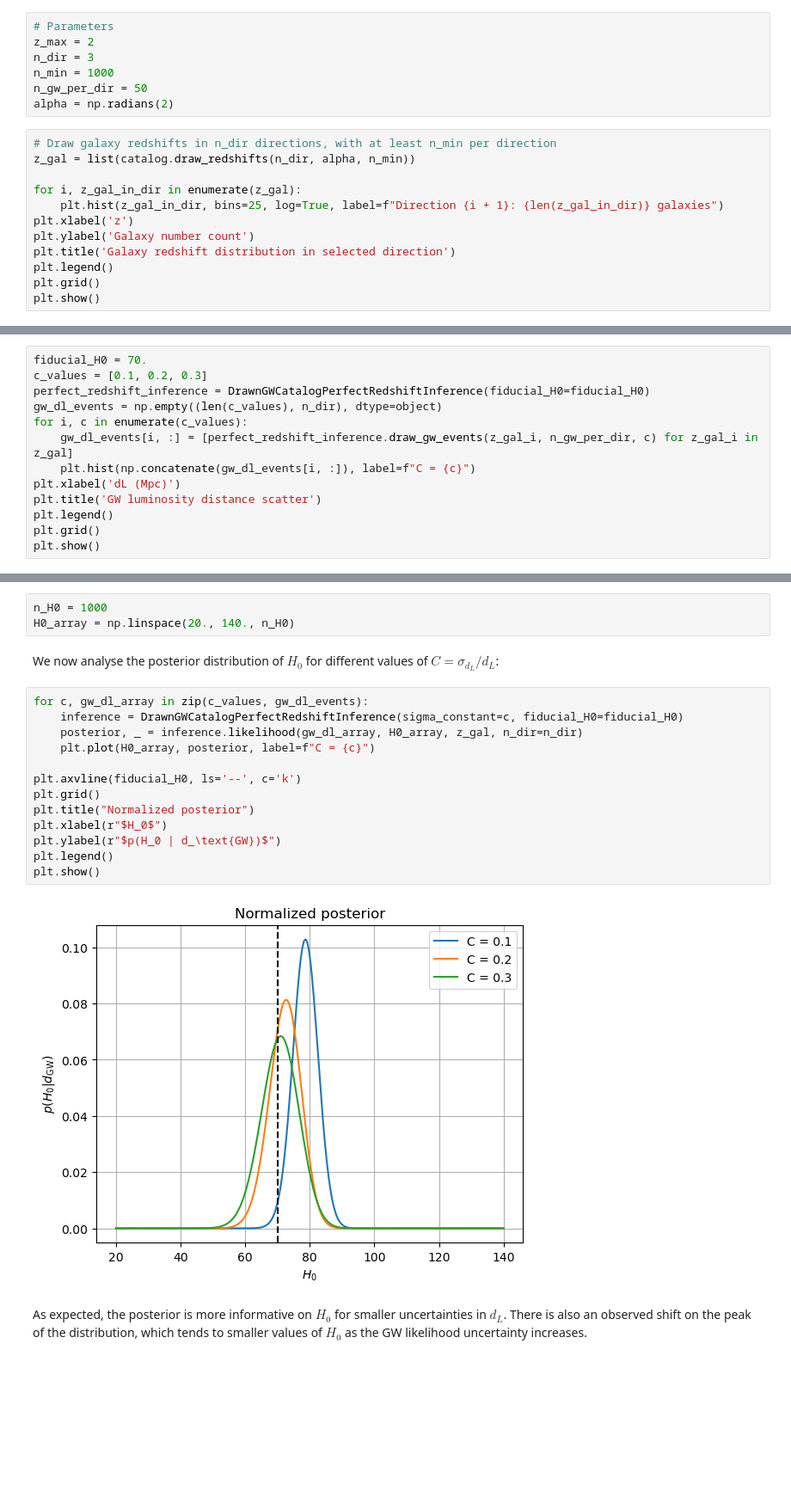
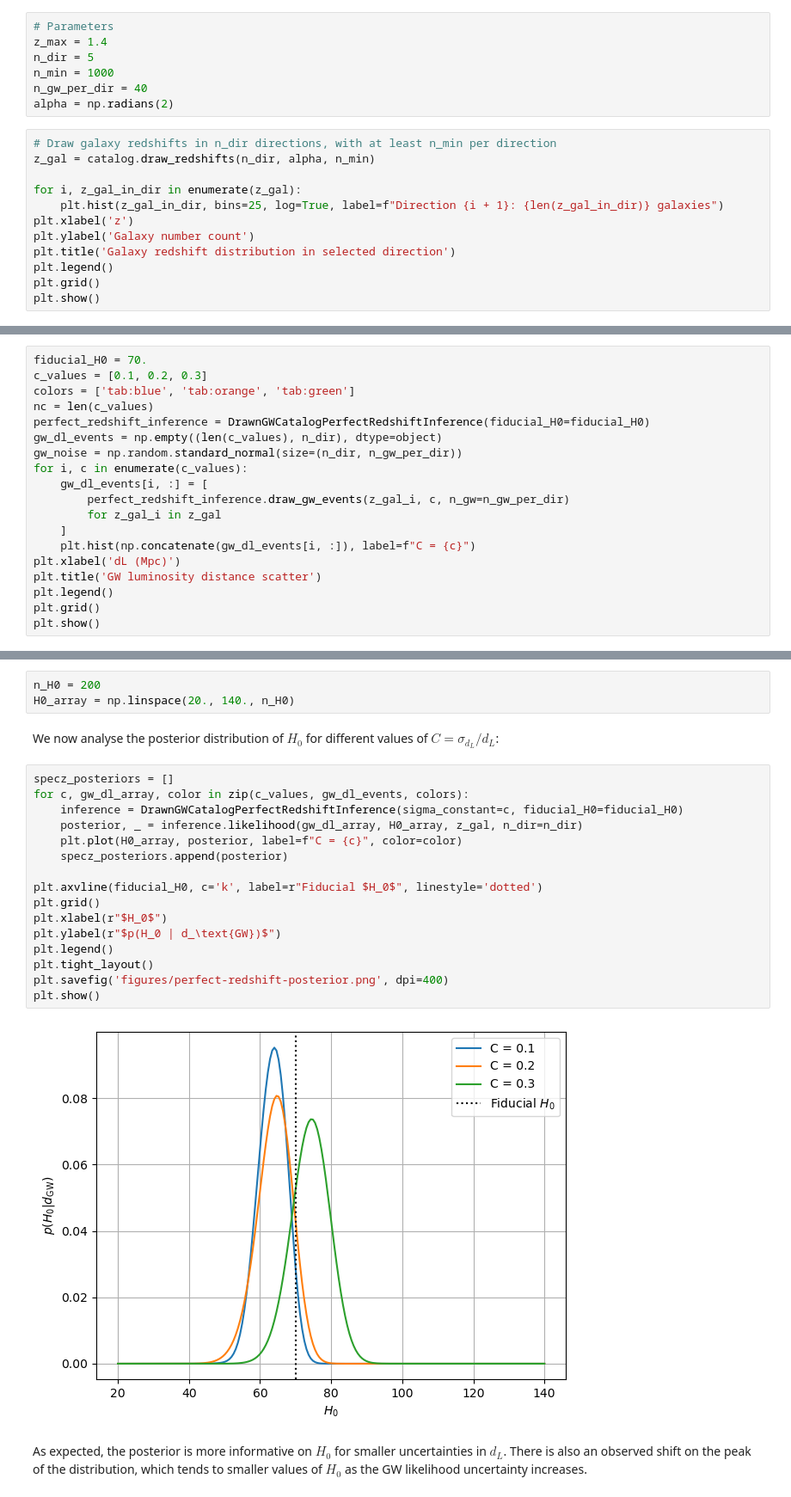
Before and after one commit to binado/standard-sirens, a Jupyter notebook: src/inferring_H0_with_standard_sirens.ipynb, the cells around one changed output, grey strips where cells are left out. Shown: that part at 86% size. Cells and saved outputs as stored; diff of their text form; blank space fills up the shorter version.

Commit message:
Update inference notebook

```diff
--- a/src/inferring_H0_with_standard_sirens.ipynb
+++ b/src/inferring_H0_with_standard_sirens.ipynb
@@ -25,14 +25,14 @@ catalog = GalaxyCatalog(filename)
 We draw a set of sky directions $\{(\theta_i, \varphi_i)\}$ and we consider circular patches with a fixed angular radius $\alpha$ for each of them, which we consider as the GW localisation area. We select all galaxies within each patch up to $z_\text{max}=1.4$, and we draw $N_{\text{GW}}$ events for each of them.
 # %%
 # Parameters
-z_max = 2
-n_dir = 3
+z_max = 1.4
+n_dir = 5
 n_min = 1000
-n_gw_per_dir = 50
+n_gw_per_dir = 40
 alpha = np.radians(2)
 # %%
 # Draw galaxy redshifts in n_dir directions, with at least n_min per direction
-z_gal = list(catalog.draw_redshifts(n_dir, alpha, n_min))
+z_gal = catalog.draw_redshifts(n_dir, alpha, n_min)
 
 for i, z_gal_in_dir in enumerate(z_gal):
     plt.hist(z_gal_in_dir, bins=25, log=True, label=f"Direction {i + 1}: {len(z_gal_in_dir)} galaxies")
@@ -49,10 +49,16 @@ The mergers' redshifts are drawn from the galaxy catalog and are then converted
 # %%
 fiducial_H0 = 70.
 c_values = [0.1, 0.2, 0.3]
+colors = ['tab:blue', 'tab:orange', 'tab:green']
+nc = len(c_values)
 perfect_redshift_inference = DrawnGWCatalogPerfectRedshiftInference(fiducial_H0=fiducial_H0)
 gw_dl_events = np.empty((len(c_values), n_dir), dtype=object)
+gw_noise = np.random.standard_normal(size=(n_dir, n_gw_per_dir))
 for i, c in enumerate(c_values):
-    gw_dl_events[i, :] = [perfect_redshift_inference.draw_gw_events(z_gal_i, n_gw_per_dir, c) for z_gal_i in z_gal]
+    gw_dl_events[i, :] = [
+        perfect_redshift_inference.draw_gw_events(z_gal_i, c, n_gw=n_gw_per_dir)
+        for z_gal_i in z_gal
+    ]
     plt.hist(np.concatenate(gw_dl_events[i, :]), label=f"C = {c}")
 plt.xlabel('dL (Mpc)')
 plt.title('GW luminosity distance scatter')
@@ -73,25 +79,28 @@ p(d_i | H_0) =
 
 which corresponds to Eq. (15) of the paper.
 # %%
-n_H0 = 1000
+n_H0 = 200
 H0_array = np.linspace(20., 140., n_H0)
 # %% [markdown]
 We now analyse the posterior distribution of $H_0$ for different values of $C = \sigma_{d_L} / d_L$:
 # %%
-for c, gw_dl_array in zip(c_values, gw_dl_events):
+specz_posteriors = []
+for c, gw_dl_array, color in zip(c_values, gw_dl_events, colors):
     inference = DrawnGWCatalogPerfectRedshiftInference(sigma_constant=c, fiducial_H0=fiducial_H0)
     posterior, _ = inference.likelihood(gw_dl_array, H0_array, z_gal, n_dir=n_dir)
-    plt.plot(H0_array, posterior, label=f"C = {c}")
+    plt.plot(H0_array, posterior, label=f"C = {c}", color=color)
+    specz_posteriors.append(posterior)
 
-plt.axvline(fiducial_H0, ls='--', c='k')
+plt.axvline(fiducial_H0, c='k', label=r"Fiducial $H_0$", linestyle='dotted')
 plt.grid()
-plt.title("Normalized posterior")
 plt.xlabel(r"$H_0$")
 plt.ylabel(r"$p(H_0 | d_\text{GW})$")
 plt.legend()
+plt.tight_layout()
+plt.savefig('figures/perfect-redshift-posterior.png', dpi=400)
 plt.show()
 # %% [output]
-[figure, old version]
+[figure, new version]
 # %% [markdown]
 As expected, the posterior is more informative on $H_0$ for smaller uncertainties in $d_L$. There is also an observed shift on the peak of the distribution, which tends to smaller values of $H_0$ as the GW likelihood uncertainty increases.
 # %% [markdown]
```
Also changed, not shown: parts of 11 cells of this notebook.
